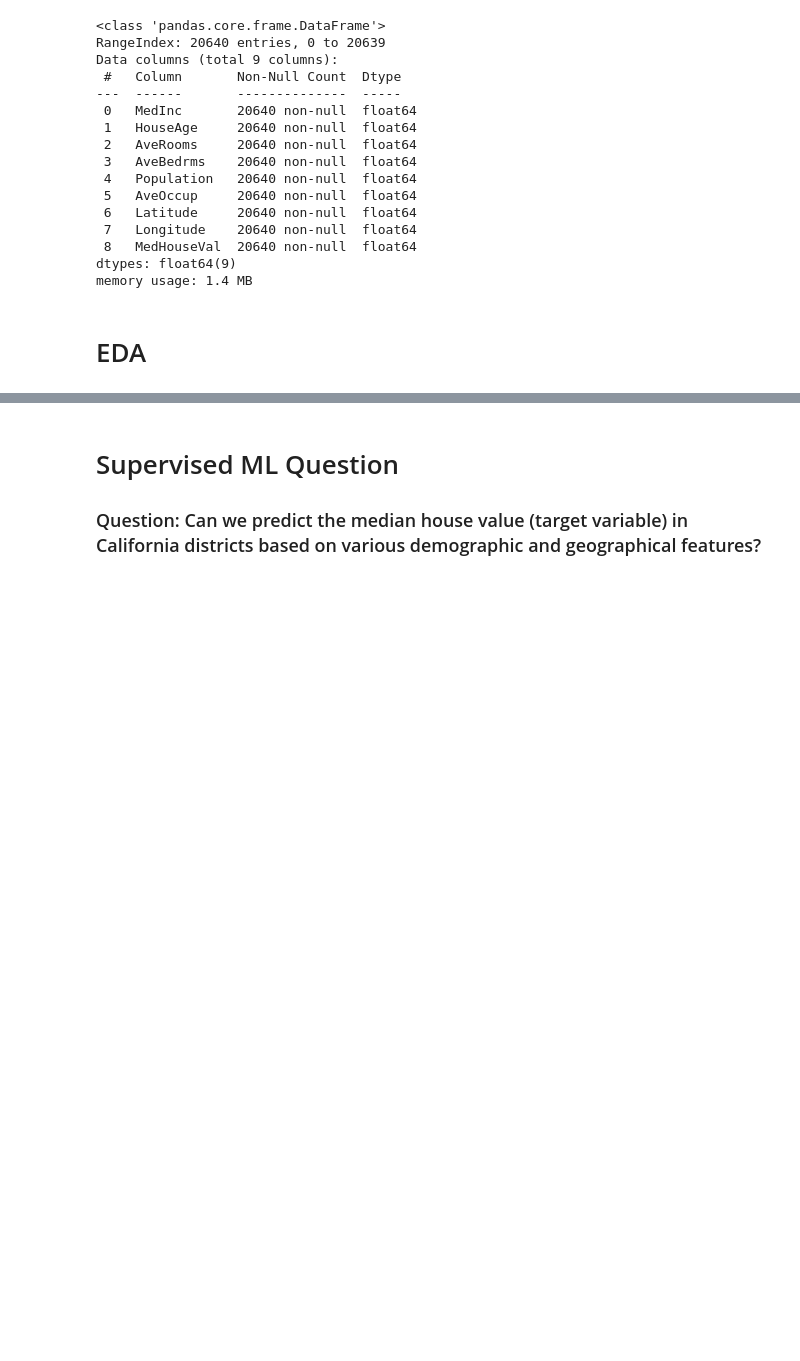
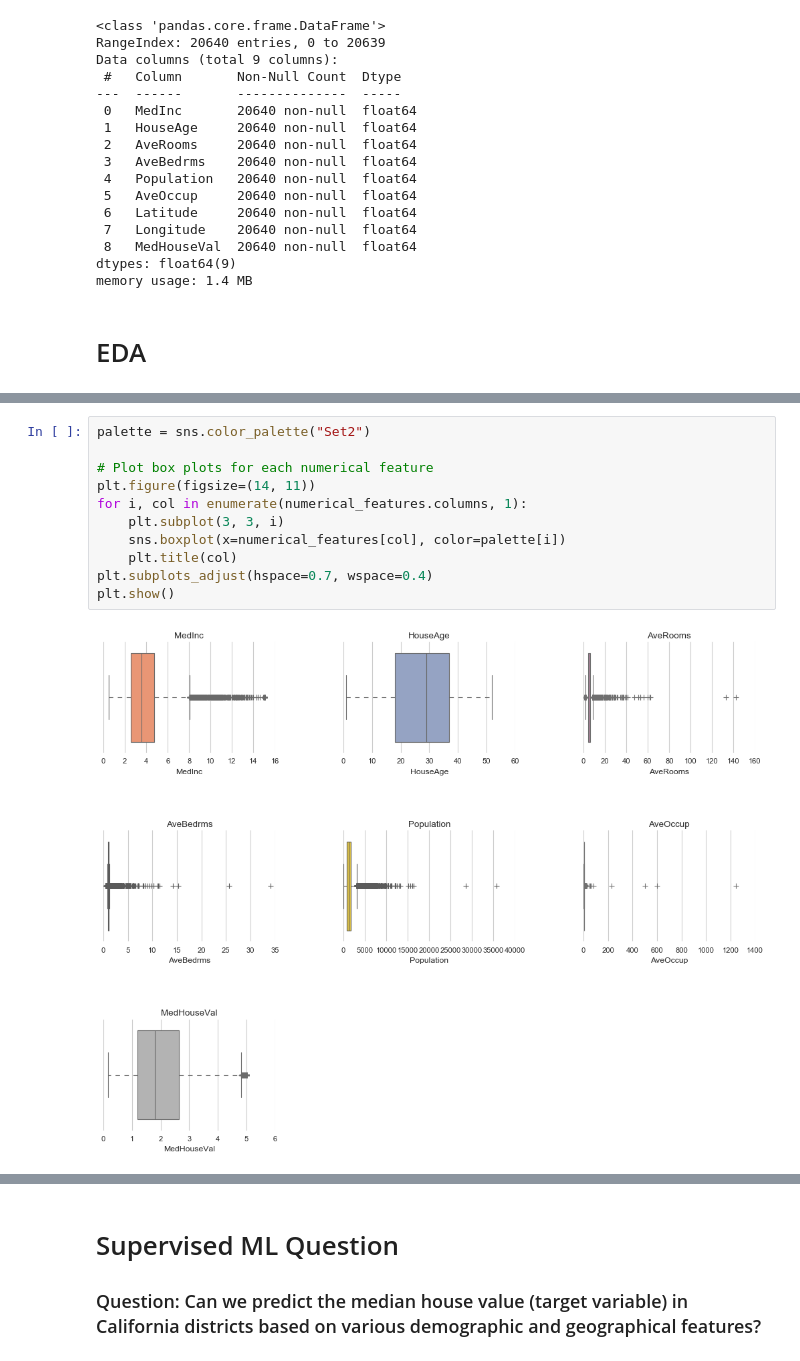
Before and after one commit to efyrb4/dsda-zdat2003-assessment-2-efyrb4, a Jupyter notebook: src/ML_experiments.ipynb, the cells around one changed output, grey strips where cells are left out. Drawn from its saved outputs; the diff is of its cells as text; blank space fills up the shorter version.

```diff
--- a/src/ML_experiments.ipynb
+++ b/src/ML_experiments.ipynb
@@ -137,0 +157,13 @@ plt.show()
+# %%
+palette = sns.color_palette("Set2")
+
+# Plot box plots for each numerical feature
+plt.figure(figsize=(14, 11))
+for i, col in enumerate(numerical_features.columns, 1):
+    plt.subplot(3, 3, i)
+    sns.boxplot(x=numerical_features[col], color=palette[i])
+    plt.title(col)
+plt.subplots_adjust(hspace=0.7, wspace=0.4)
+plt.show()
+# %% [output]
+[figure, added]
```
Also changed, not shown: parts of 12 cells of this notebook.
